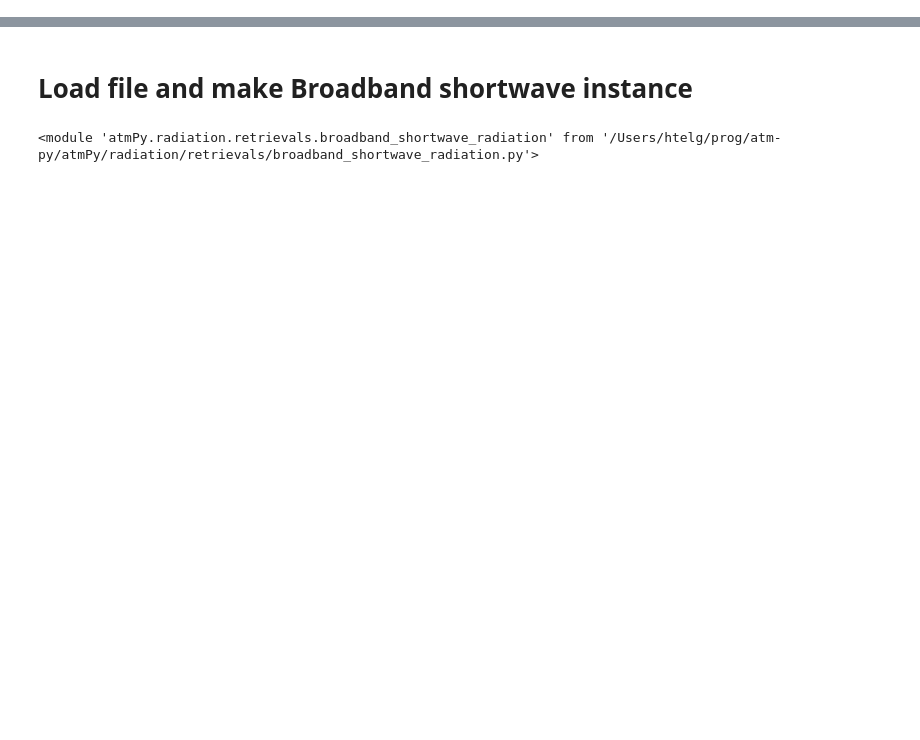
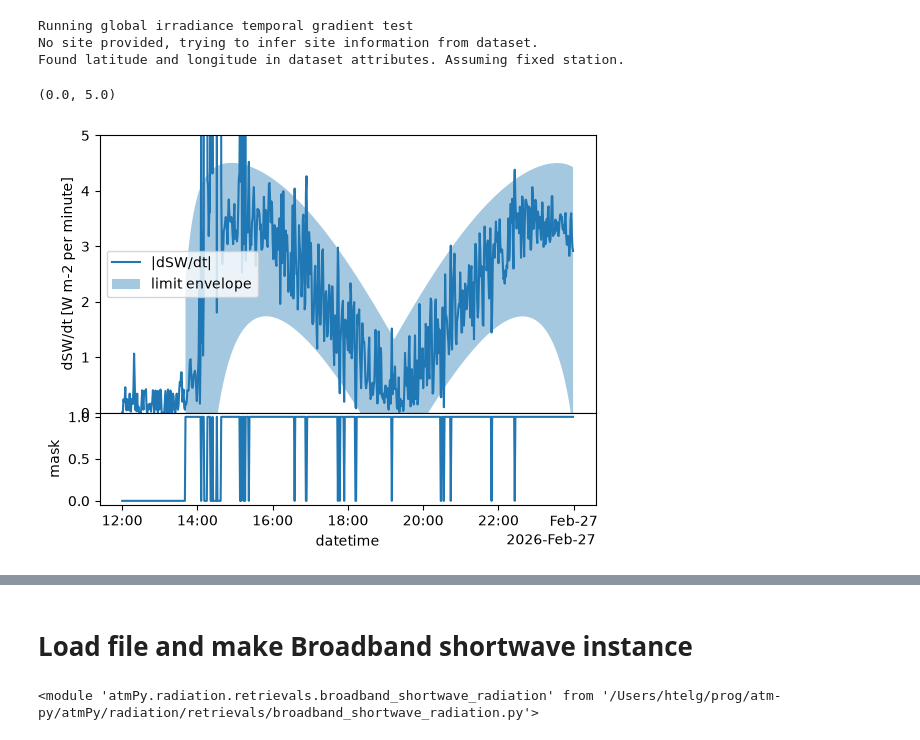
Before and after one commit to hagne/atm-py, a Jupyter notebook: examples/radiation/radflux/radflux.ipynb, the cells around one changed output, grey strips where cells are left out. Drawn from its saved outputs; the diff is of its cells as text; code cells hidden in the pictures; blank space fills up the shorter version.

Commit message:
new: settings file, fixed gradient mask

```diff
--- a/examples/radiation/radflux/radflux.ipynb
+++ b/examples/radiation/radflux/radflux.ipynb
@@ -0,0 +78,14 @@
+# %%
+self.global_horizontal_irradiation.mask_temporal_gradient
+dst = self.global_horizontal_irradiation._mask_global_irradiance_temporal_gradient_auxiliary['dsw_dt_abs']
+# %% [output]
+Running global irradiance temporal gradient test
+No site provided, trying to infer site information from dataset.
+Found latitude and longitude in dataset attributes. Assuming fixed station.
+# %%
+f,aa = self.global_horizontal_irradiation.plot_global_irradiance_temporal_gradient_test()
+a = aa[0]
+a.set_ylim(0,5)
+# %% [output]
+(0.0, 5.0)
+[figure, added]
```
Also changed, not shown: parts of 28 cells of this notebook, 4 other files.
